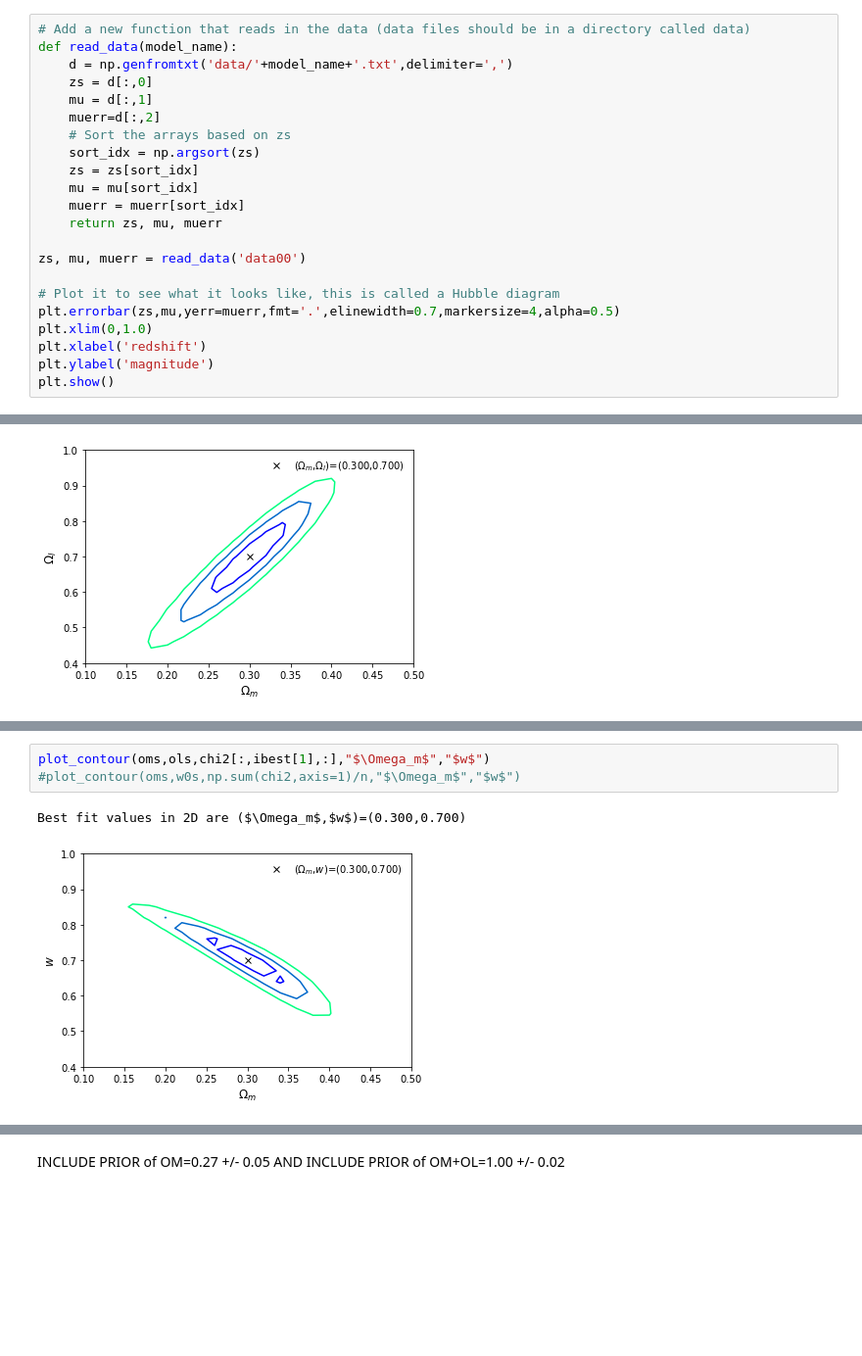
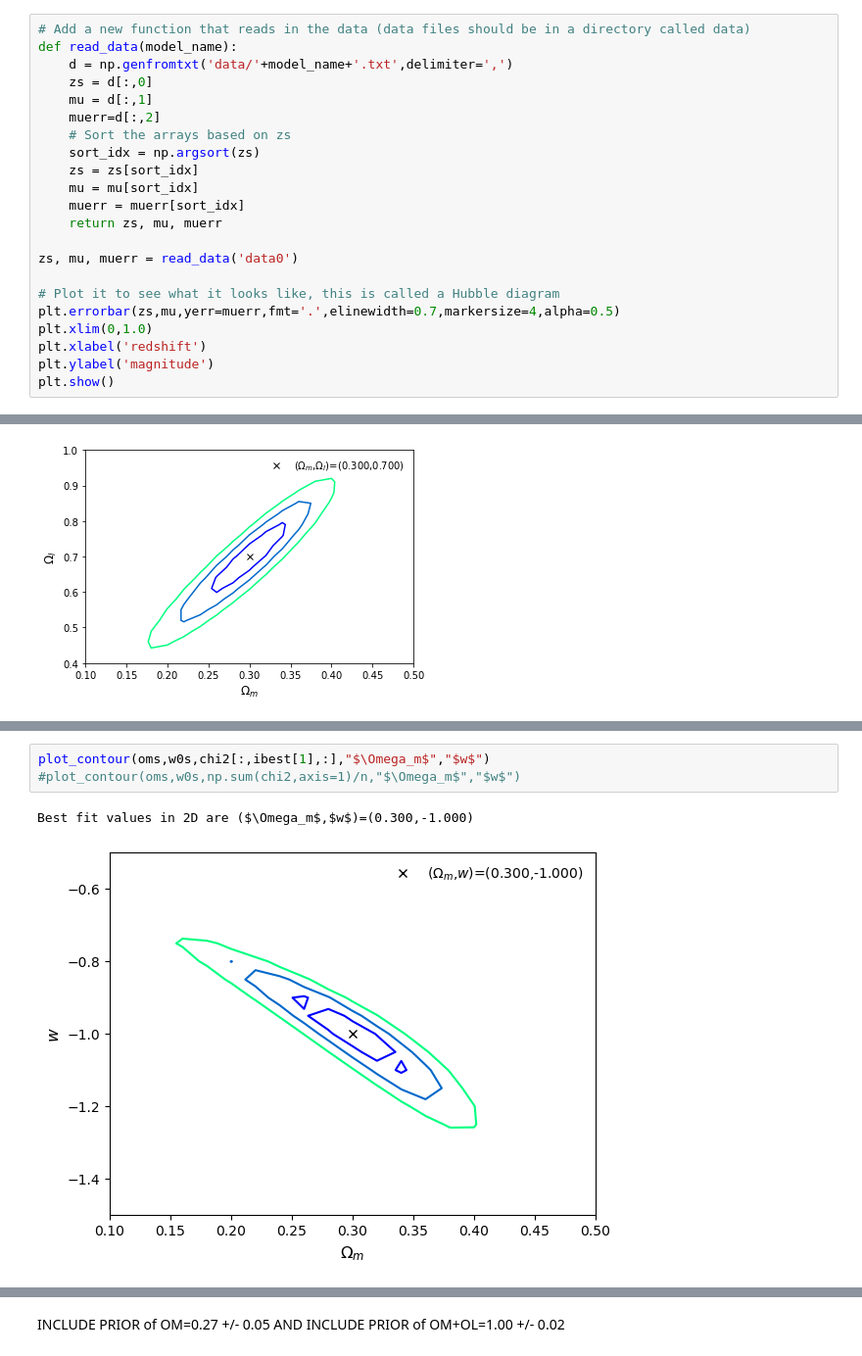
Before and after one commit to scotdevlin/Cosmo_tall, a Jupyter notebook: Fit_Models_3_params_v2.ipynb, the cells around one changed output, grey strips where cells are left out. Shown at 98% size. Drawn from its saved outputs; the diff is of its cells as text; blank space fills up the shorter version.

```diff
--- a/Fit_Models_3_params_v2.ipynb
+++ b/Fit_Models_3_params_v2.ipynb
@@ -91,7 +91,7 @@ def read_data(model_name):
     muerr = muerr[sort_idx]
     return zs, mu, muerr
 
-zs, mu, muerr = read_data('data00')
+zs, mu, muerr = read_data('data0')
 
 # Plot it to see what it looks like, this is called a Hubble diagram
 plt.errorbar(zs,mu,yerr=muerr,fmt='.',elinewidth=0.7,markersize=4,alpha=0.5)
@@ -324,9 +324,9 @@ Best fit values in 2D are ($\Omega_m$,$\Omega_l$)=(0.300,0.700)
 # %%
-plot_contour(oms,ols,chi2[:,ibest[1],:],"$\Omega_m$","$w$")
+plot_contour(oms,w0s,chi2[:,ibest[1],:],"$\Omega_m$","$w$")
 #plot_contour(oms,w0s,np.sum(chi2,axis=1)/n,"$\Omega_m$","$w$")
 # %% [output]
-Best fit values in 2D are ($\Omega_m$,$w$)=(0.300,0.700)
+Best fit values in 2D are ($\Omega_m$,$w$)=(0.300,-1.000)
-[figure, old version]
+[figure, new version]
 # %%
 plot_contour(ols,w0s,chi2[ibest[0],:,:],"$\Omega_l$","$w$")
 #plot_contour(ols,w0s,np.sum(chi2,axis=0)/n,"$\Omega_l$","$w$")
```
Also changed, not shown: parts of 4 cells of this notebook, 1 other file.
